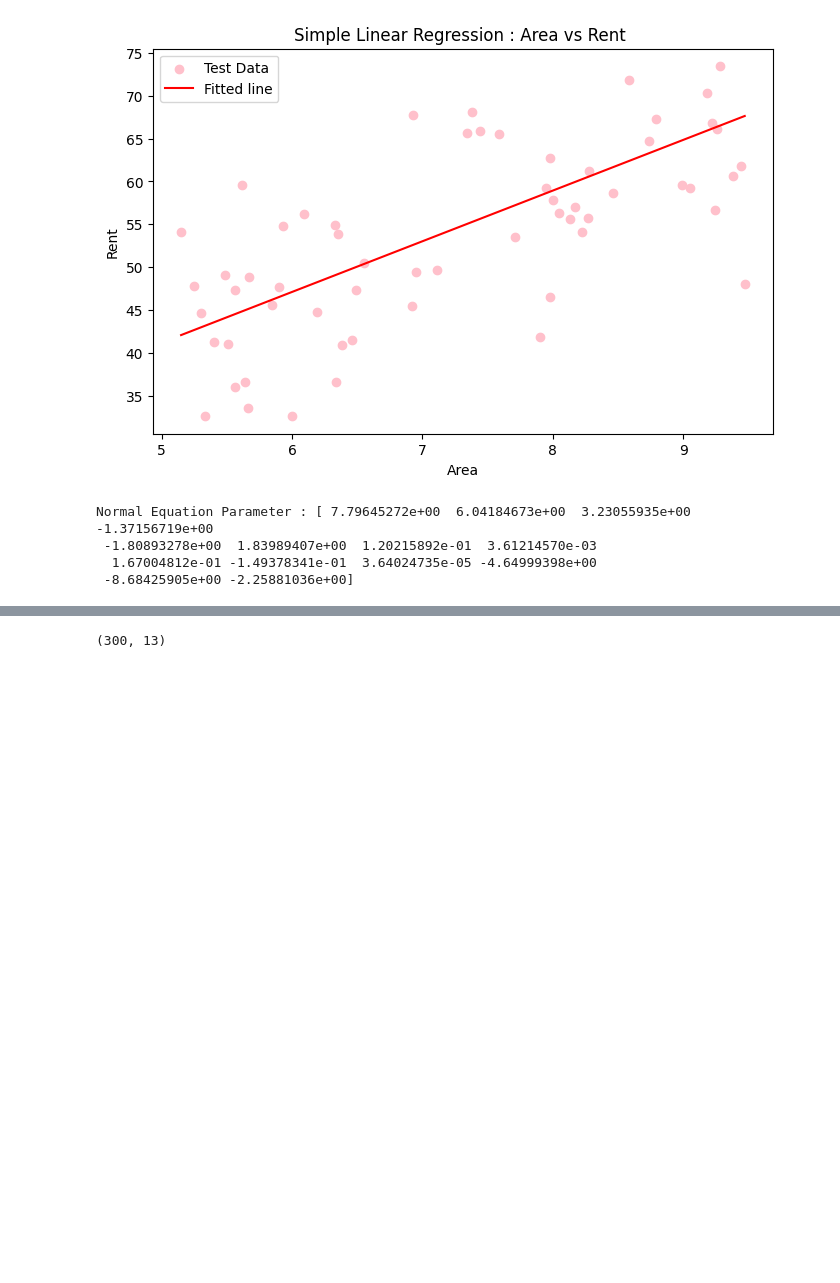
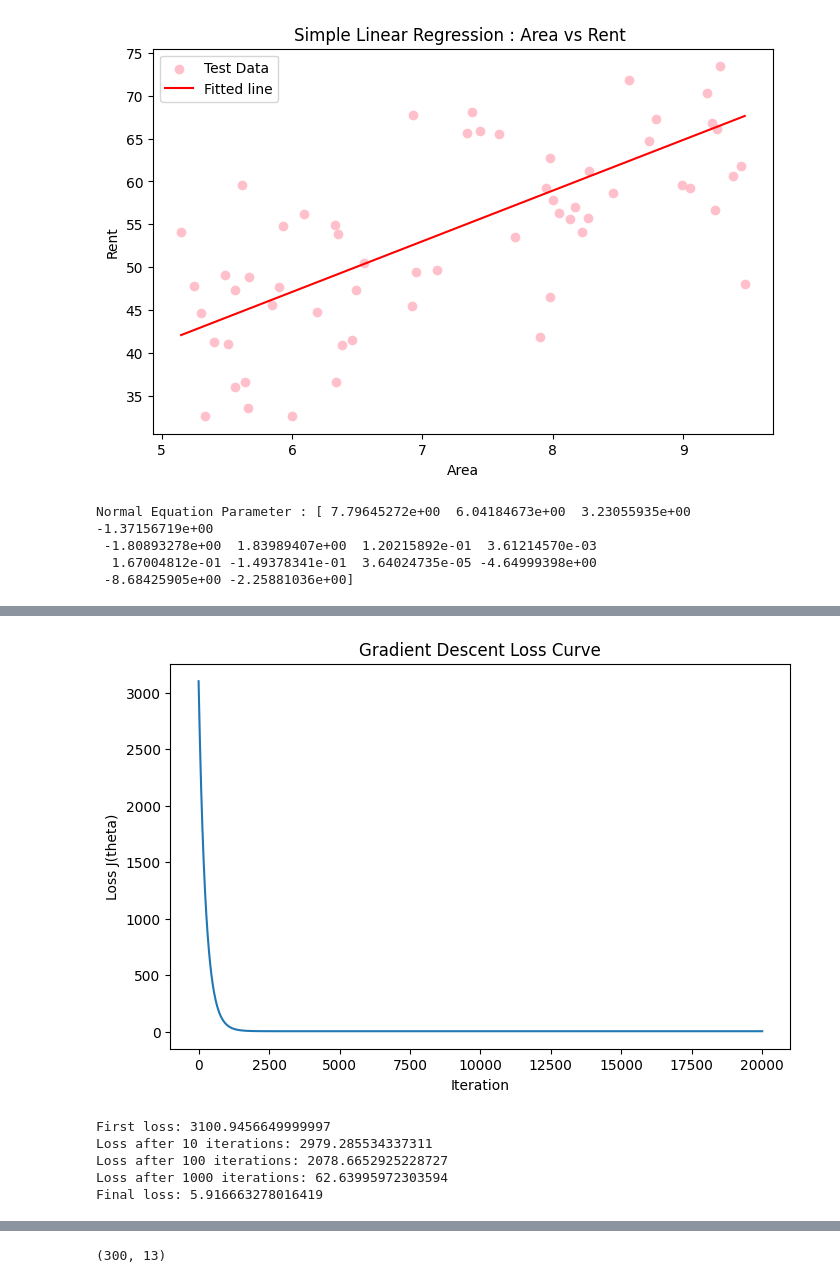
Before and after one commit to ohhaashis/AI-ML, a Jupyter notebook: Labs/Lab05/code.ipynb, the cells around one changed output, grey strips where cells are left out. Drawn from its saved outputs; the diff is of its cells as text; code cells hidden in the pictures; blank space fills up the shorter version.

```diff
--- a/Labs/Lab05/code.ipynb
+++ b/Labs/Lab05/code.ipynb
@@ -194,0 +241,15 @@ TypeError: unsupported format string passed to list.__format__
+# %%
+def standardise(x_train , y_train):
+
+    mu = np.mean(x_train,axis = 0)
+
+    sigma = np.std(x_train , axis = 0)
+
+    x_train_std = (x_train-mu)/sigma
+    x_test_std = (x_test - mu)/sigma
+
+    return x_train_std , x_test_std
+# %%
+x_train_std , x_test_std = standardise(
+    x_train , x_test
+)
@@ -194,0 +287,7 @@ TypeError: unsupported format string passed to list.__format__
+# %%
+theta_gd, losses = fit_gradient_descent(
+    x_train_std,
+    y_train,
+    lr=0.001,
+    n_iters=20000
+)
@@ -194,0 +300,25 @@ TypeError: unsupported format string passed to list.__format__
+# %%
+plt.figure(figsize=(8, 5))
+
+plt.plot(losses)
+
+plt.xlabel("Iteration")
+plt.ylabel("Loss J(theta)")
+
+plt.title("Gradient Descent Loss Curve")
+
+plt.show()
+# %% [output]
+[figure, added]
+# %%
+print("First loss:", losses[0])
+print("Loss after 10 iterations:", losses[10])
+print("Loss after 100 iterations:", losses[100])
+print("Loss after 1000 iterations:", losses[1000])
+print("Final loss:", losses[-1])
+# %% [output]
+First loss: 3100.9456649999997
+Loss after 10 iterations: 2979.285534337311
+Loss after 100 iterations: 2078.6652925228727
+Loss after 1000 iterations: 62.63995972303594
+Final loss: 5.916663278016419
```
Also changed, not shown: parts of 19 cells of this notebook, 1 other file.
